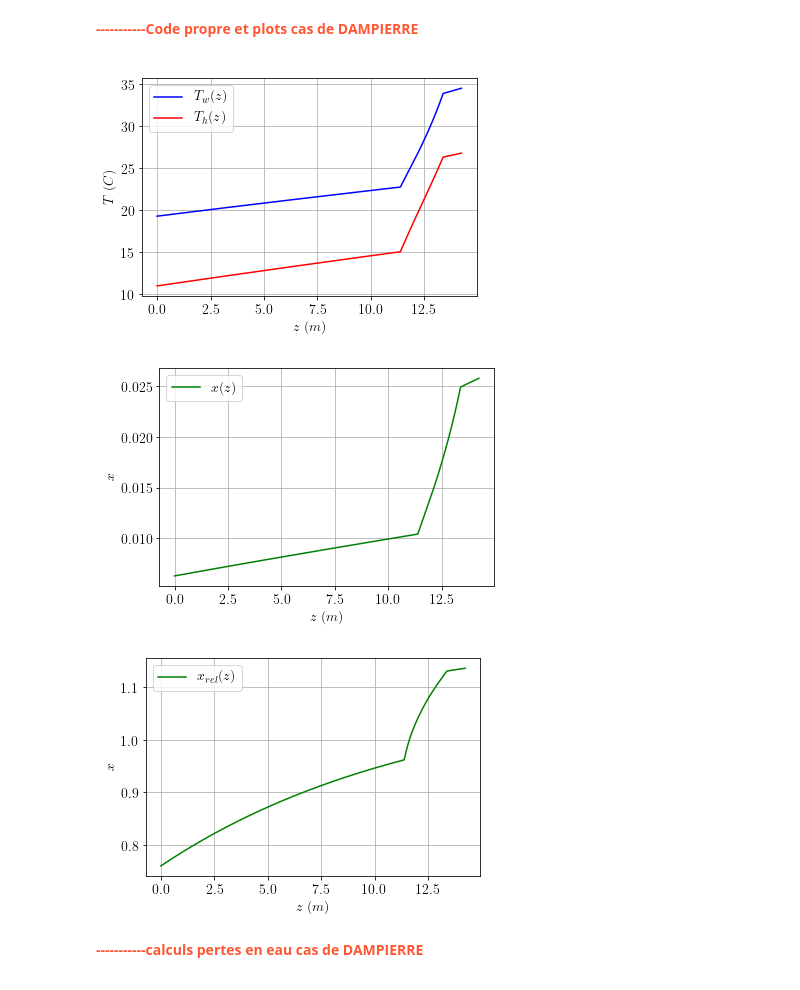
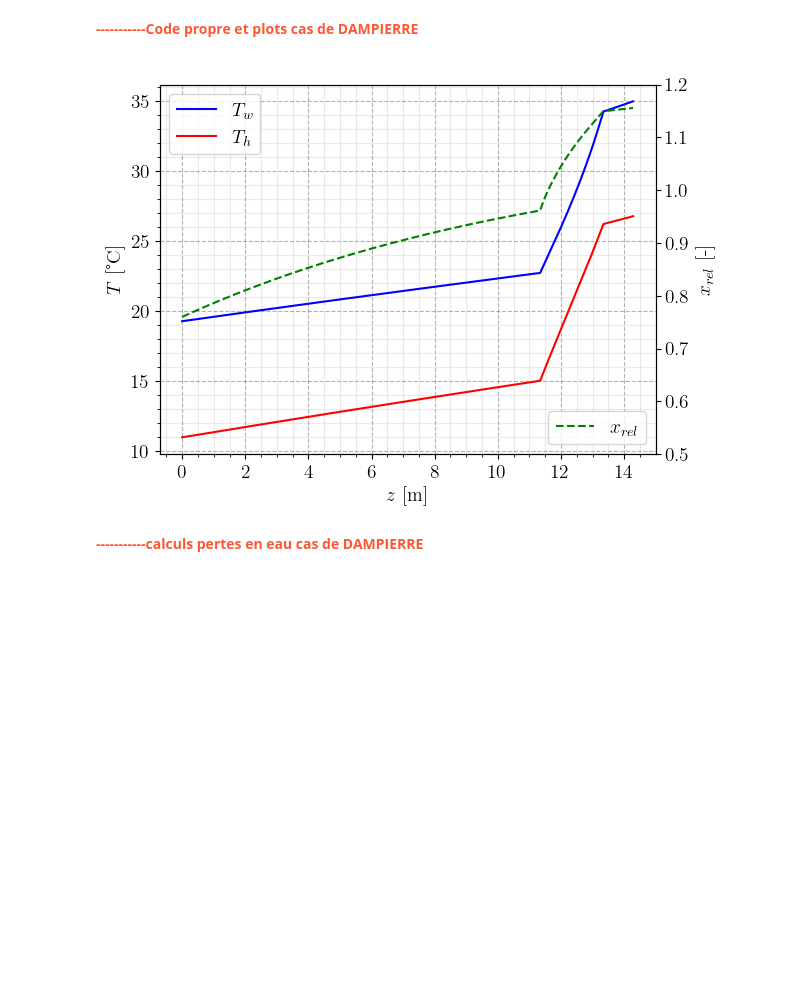
Before and after one commit to lucfavre/ctwr_model, a Jupyter notebook: comp_mistral.ipynb, the cells around one changed output. Saved outputs shown, nothing was run; the diff lists cells and outputs as text; code cells hidden in the pictures; blank space fills up the shorter version.

```diff
--- a/comp_mistral.ipynb
+++ b/comp_mistral.ipynb
@@ -178,59 +132,42 @@ plt.show()
 
 </font>
 # %%
-
 ### Parametres geometriques
 
 h_pack = 2
 h_hot = 950e-3
 h_cold = 11.34
 S_pack = 11565
 
 P_0 = 1e5
 mpt_w_i = 34538
 mpt_d_i = 1.229*mpt_w_i
 T_h_i = 11 + 273.15
 T_w_i = 34.7 + 273.15
 x_rel_i = 0.76
 result_f = solve_ctwr(h_cold, h_pack, h_hot, S_pack, P_0,T_h_i,T_w_i,mpt_d_i,mpt_w_i,x_rel_i, lamb_evap=0.872, n_evap=0.6)
 
 
 ###################### PLOT DE LA FIGURE 8 GAUCHE du papier
 
-plt.figure()
-plt.plot(result_f[4],np.array(result_f[0]) - 273.15,'b-',label='$T_w(z)$')
-plt.plot(result_f[4],np.array(result_f[1]) - 273.15,'r-',label='$T_h(z)$')
-plt.legend(loc='best')
-plt.xlabel('$z\;(m)$')
-plt.ylabel('$T\;(°C)$')
-plt.grid()
+fig, ax = plt.subplots()
+
+setup_ax(ax, xlabel=r'$z$ [m]', ylabel=r'$T$ [°C]')
+ax.plot(result_f[4],np.array(result_f[0]) - 273.15,'b-',label='$T_w$')
+ax.plot(result_f[4],np.array(result_f[1]) - 273.15,'r-',label='$T_h$')
+ax.legend(loc='best')
+
+
+ax2 = ax.twinx()
+ax2.set_ylabel(r'$x_{rel}$ [-]')
+ax2.set_ylim(0.5, 1.2)
+ax2.plot(result_f[4],np.array(result_f[2])/np.array(result_f[5]),'g--',label='$x_{rel}$')
+ax2.legend(loc='lower right')
+
 plt.savefig('dampierrefig1.pdf', format='pdf')
 plt.show()
-
-###################### PLOT de x(z) mais pas mis dans le papier
-
-plt.figure()
-plt.plot(result_f[4],result_f[2],'g-',label='$x(z)$')
-plt.legend(loc='best')
-plt.xlabel('$z\;(m)$')
-plt.ylabel('$x$')
-plt.grid()
-plt.savefig('dampierrefig2.pdf', format='pdf')
-plt.show()
-
-###################### PLOT DE LA FIGURE 8 DROITE du papier
-plt.figure()
-plt.plot(result_f[4],np.array(result_f[2])/np.array(result_f[5]),'g-',label='$x_{rel}(z)$')
-plt.legend(loc='best')
-plt.xlabel('$z\;(m)$')
-plt.ylabel('$x$')
-plt.grid()
-plt.savefig('dampierrefig3.pdf', format='pdf')
-plt.show()
 # %% [output]
-[figure, old version]
+[figure, new version]
-[figure, removed]
-[figure, removed]
 # %% [markdown]
 <font color="#FF5733">
 
```
Also changed, not shown: parts of 5 cells of this notebook, 1 other file.
